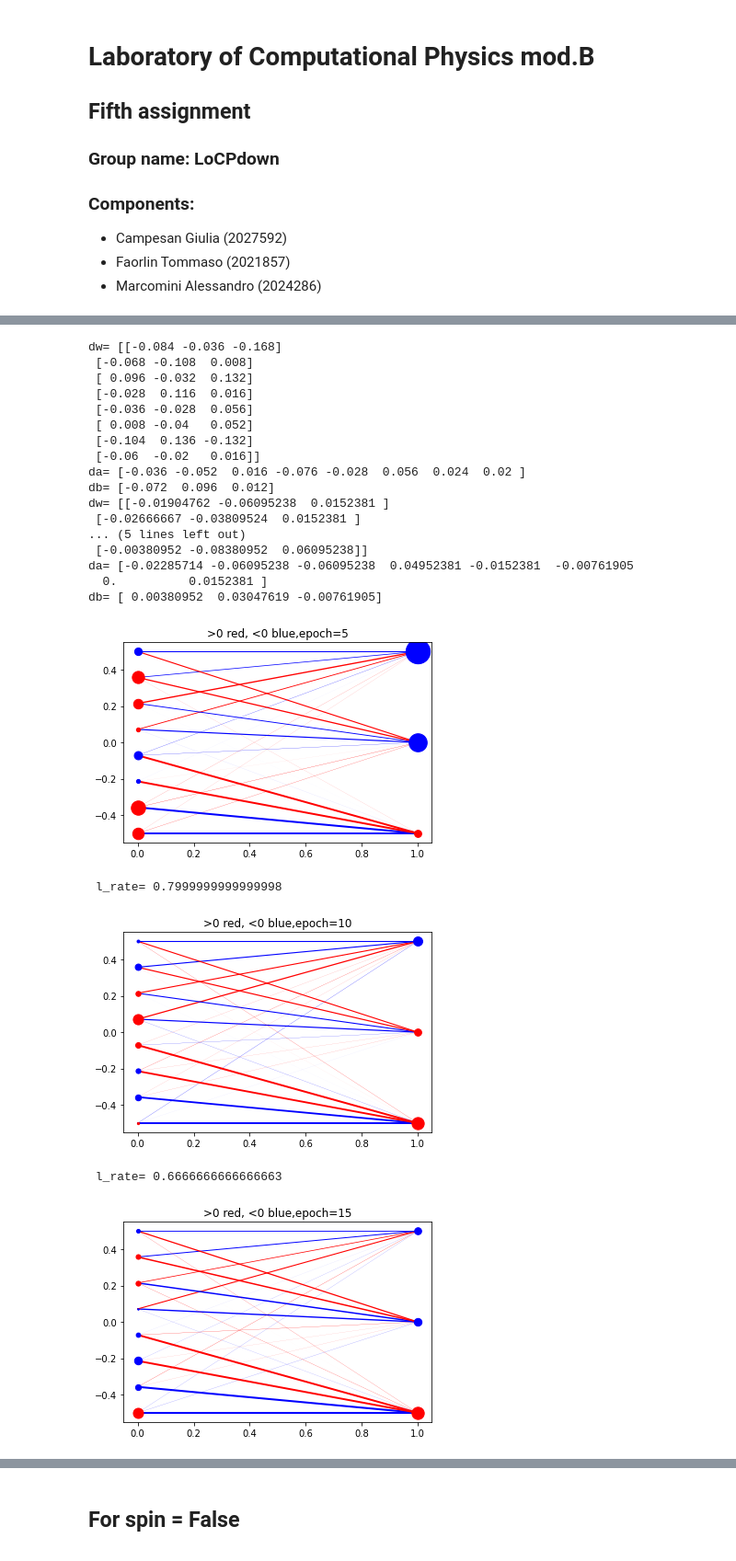
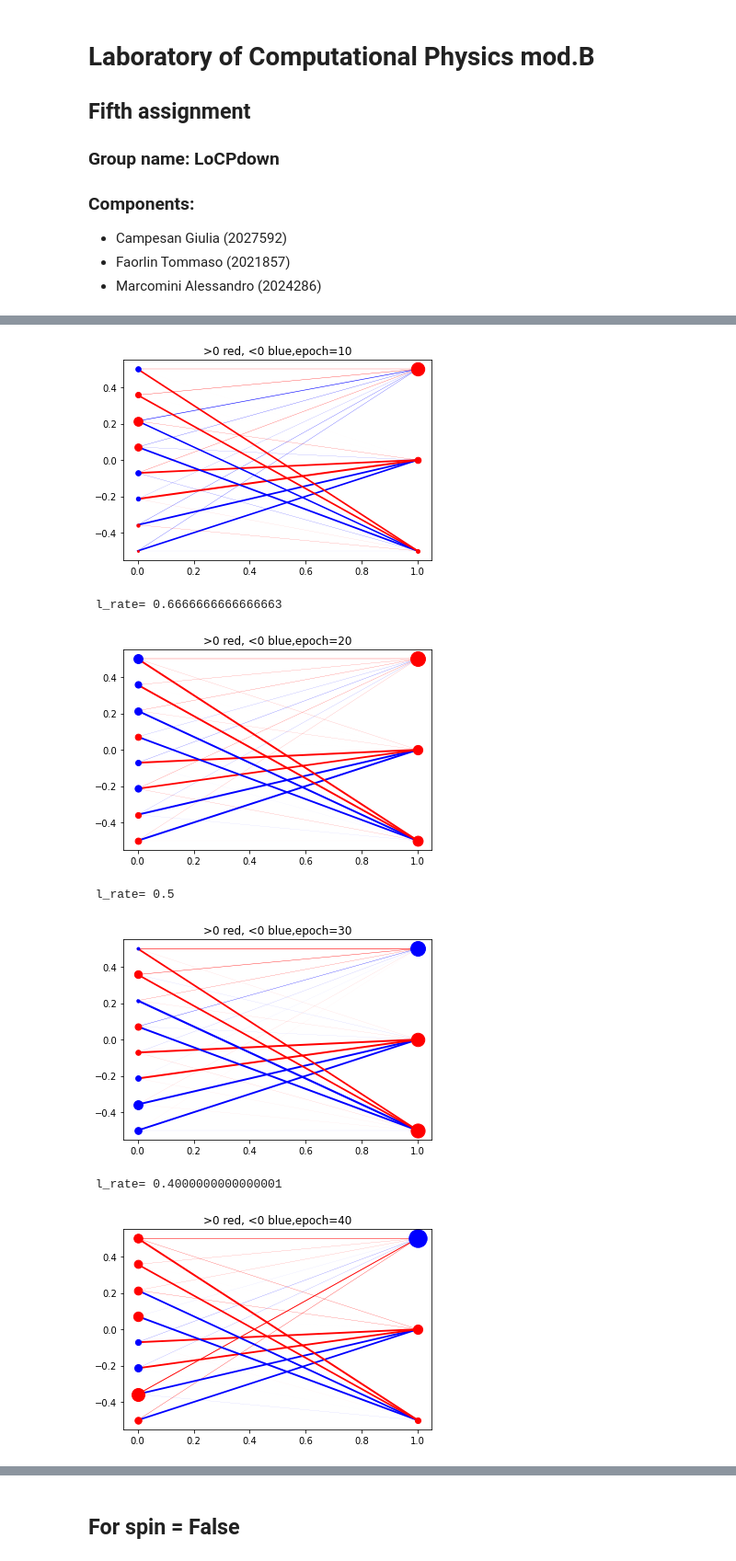
Before and after one commit to giuliacampesan/UniversityAssignments, a Jupyter notebook: 05_week/LoCPdown_week05.ipynb, the cells around one changed output, grey strips where cells are left out. Shown at 92% size. Drawn from its saved outputs; the diff is of its cells as text; code cells hidden in the pictures.

```diff
--- a/05_week/LoCPdown_week05.ipynb
+++ b/05_week/LoCPdown_week05.ipynb
@@ -156,8 +204,4 @@ def mean_square_increment(dw):
 # %%
-np.random.seed(12345)
-
-#def generation(beta, l_rate = 1.0, regularization):
-
 #minibatches
 mini, m = 500, 0
 #epochs
@@ -180,58 +224,39 @@ for epoch in range(1, 1+nepoch):
         #negative CD phase
         vf = activate(h, w.T,a,GAP)
         #positive CD nr 2
         hf = activate(vf,w,b, GAP)
 
         v_data += v[n]
         v_model += vf
         h_data += h
         h_model += hf
         vh_data += np.outer(v[n].T, h)
         vh_model += np.outer(vf.T, hf)
 
         m += 1
         if m==mini:
             C = l_rate / mini
             dw = C*(vh_data - vh_model)
             da = C*(v_data - v_model)
             db = C * (h_data - h_model)
             weights_spin[epoch-1] = mean_square_increment(dw)
-            if epoch <= 2 and n <= mini:
-                #print('.... epoch =', epoch, '  n=', n, '   m='m)
-                print('dw=', dw)
-                print('da=', da)
-                print('db=', db)
 
             w += dw
             a += da
             b += db
             m = 0
+
     #randomize order
     np.random.shuffle(v)
     l_rate = l_rate / (0.05 * l_rate + 1)
-    if (epoch % 5 == 0):
+    if (epoch % 10 == 0):
         plotgraph(M,epoch)
         print(' l_rate=', l_rate)
 # %% [output]
+[figure, new version]
-dw= [[-0.084 -0.036 -0.168]
- [-0.068 -0.108  0.008]
- [ 0.096 -0.032  0.132]
- [-0.028  0.116  0.016]
- [-0.036 -0.028  0.056]
- [ 0.008 -0.04   0.052]
- [-0.104  0.136 -0.132]
- [-0.06  -0.02   0.016]]
-da= [-0.036 -0.052  0.016 -0.076 -0.028  0.056  0.024  0.02 ]
-db= [-0.072  0.096  0.012]
-dw= [[-0.01904762 -0.06095238  0.0152381 ]
- [-0.02666667 -0.03809524  0.0152381 ]
-... (5 lines left out)
- [-0.00380952 -0.08380952  0.06095238]]
-da= [-0.02285714 -0.06095238 -0.06095238  0.04952381 -0.0152381  -0.00761905
-  0.          0.0152381 ]
-db= [ 0.00380952  0.03047619 -0.00761905]
+ l_rate= 0.6666666666666663
-[figure, old version]
+[figure, new version]
- l_rate= 0.7999999999999998
+ l_rate= 0.5
-[figure, old version]
+[figure, new version]
- l_rate= 0.6666666666666663
+ l_rate= 0.4000000000000001
-[figure, old version]
+[figure, new version]
```
Also changed, not shown: parts of 35 cells of this notebook.
